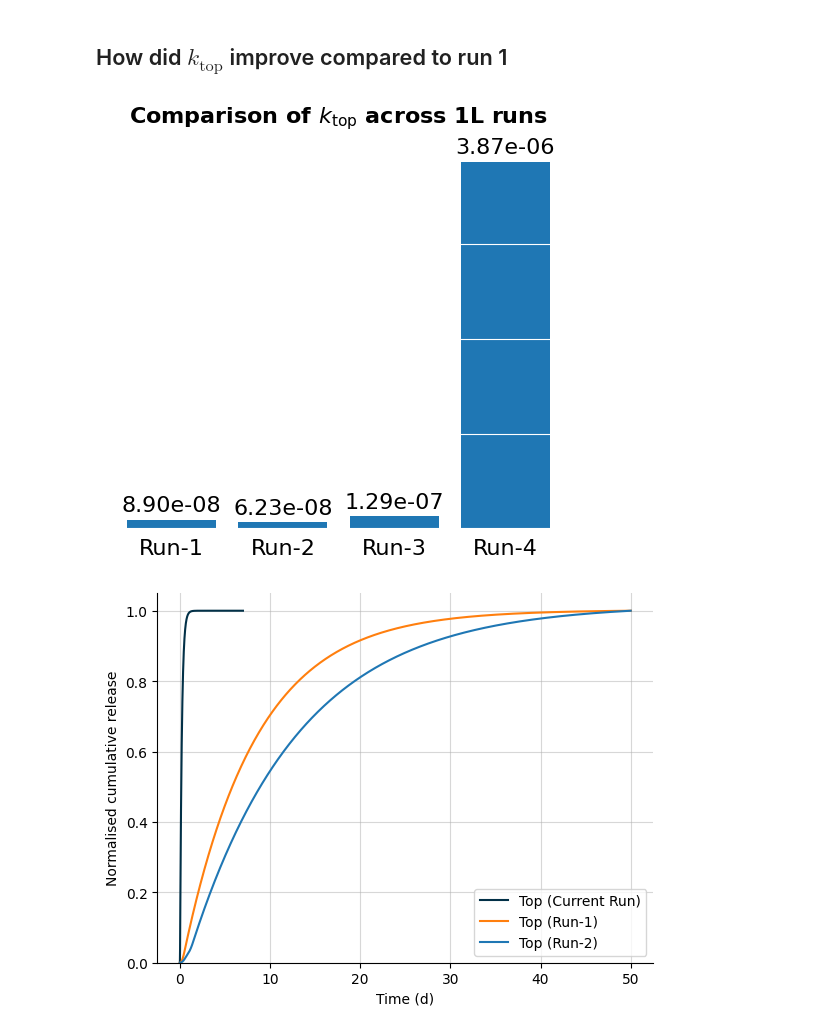
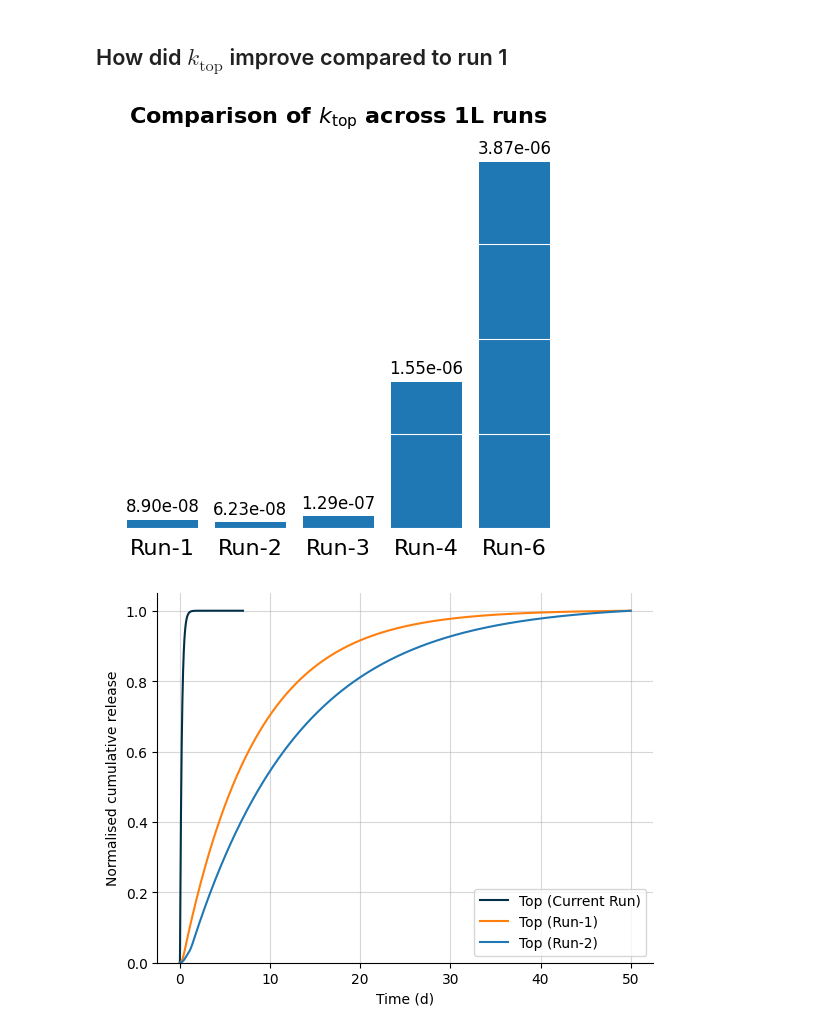
Before and after one commit to veliki-filozof/BABY-1L-run-6, a Jupyter notebook: analysis/tritium/tritium_model.ipynb, the cells around one changed output. Saved outputs shown, nothing was run; the diff lists cells and outputs as text; code cells hidden in the pictures.

```diff
--- a/analysis/tritium/tritium_model.ipynb
+++ b/analysis/tritium/tritium_model.ipynb
@@ -254,37 +254,42 @@ url = "https://raw.githubusercontent.com/LIBRA-project/BABY-1L-run-2/refs/tags/v
 response = requests.get(url)
 data_run_2 = response.json()
 
 url = "https://raw.githubusercontent.com/LIBRA-project/BABY-1L-run-3/refs/heads/main/data/processed_data.json"
 response = requests.get(url)
 data_run_3 = response.json()
 
+url = "https://raw.githubusercontent.com/LIBRA-project/BABY-1L-run-4/refs/heads/main/data/processed_data.json"
+response = requests.get(url)
+data_run_4 = response.json()
+
 plt.figure(figsize=(6, 5))
 bars = plt.bar(
-    [0, 1, 2, 3],
+    [0, 1, 2, 3, 4],
     [
         data_run_1["k_top"]["value"],
         data_run_2["k_top"]["value"],
         data_run_3["k_top"]["value"],
+        data_run_4["k_top"]["value"],
         k_top.magnitude,
     ],
-    tick_label=["Run-1", "Run-2", "Run-3", "Run-4"],
+    tick_label=["Run-1", "Run-2", "Run-3", "Run-4", "Run-6"],
 )
 
-plt.bar_label(bars, fontsize=16, fmt="%.2e", padding=3)
+plt.bar_label(bars, fontsize=12, fmt="%.2e", padding=3)
 plt.title(
     r"Comparison of $k_\mathrm{top}$ across 1L runs", weight="bold", fontsize=16, pad=15
 )
 plt.ylabel("")
 plt.gca().spines["left"].set_visible(False)
 plt.gca().spines["bottom"].set_visible(False)
 plt.gca().set_yticklabels([])
 plt.gca().set_xticklabels
 plt.gca().tick_params(axis="both", which="both", left=False, bottom=False, labelsize=16)
 plt.gca().set_axisbelow(False)
 plt.grid(axis="y", alpha=1, color="white", zorder=-10)
 plt.show()
 # %% [output]
-[figure, old version]
+[figure, new version]
 # %%
 def model_from_json(json_data: dict) -> Model:
     """
```
